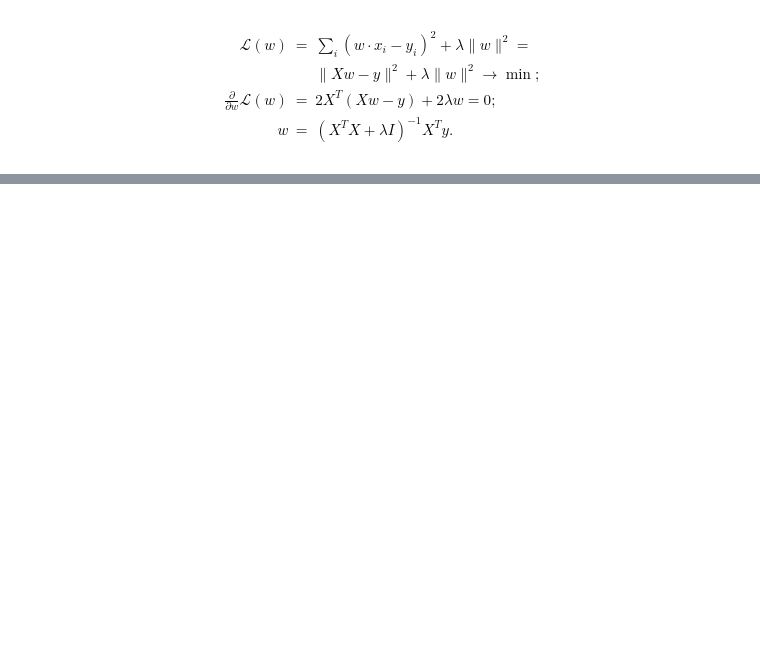
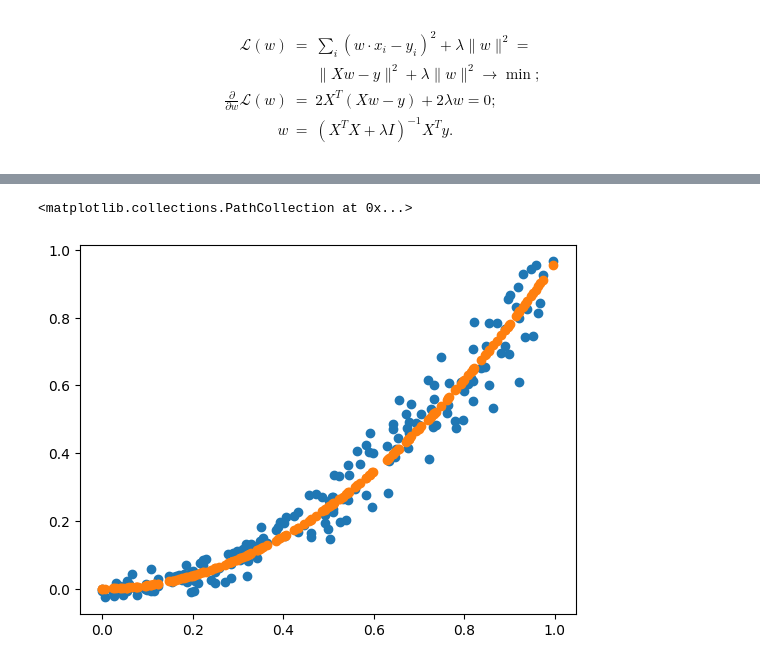
Before and after one commit to CUB-CKL/mldm-2026, a Jupyter notebook: 01-seminar/seminar-01.ipynb, the cells around one changed output, grey strips where cells are left out. Drawn from its saved outputs; the diff is of its cells as text; code cells hidden in the pictures; blank space fills up the shorter version.

```diff
--- a/01-seminar/seminar-01.ipynb
+++ b/01-seminar/seminar-01.ipynb
@@ -73,0 +81,21 @@ X_lower = X[X[:, 0] < y]
+# %%
+def basis(X):
+    n, _ = X.shape
+    ones = np.ones(shape=(n, 1))
+    square = np.square(X)
+    expm1 = np.expm1(X)
+    log1p = np.log1p(X)
+    sin = np.sin(X)
+    return np.concatenate([square], axis=1)
+# %%
+Phi_lower = basis(X_lower)
+# %%
+w = linear(Phi_lower, y_lower, alpha=1.0e-6)
+# %%
+p_lower = Phi_lower @ w
+# %%
+plt.scatter(X_lower[:, 0], y_lower)
+plt.scatter(X_lower[:, 0], p_lower)
+# %% [output]
+<matplotlib.collections.PathCollection at 0x...>
+[figure, added]
```
Also changed, not shown: parts of 16 cells of this notebook.
